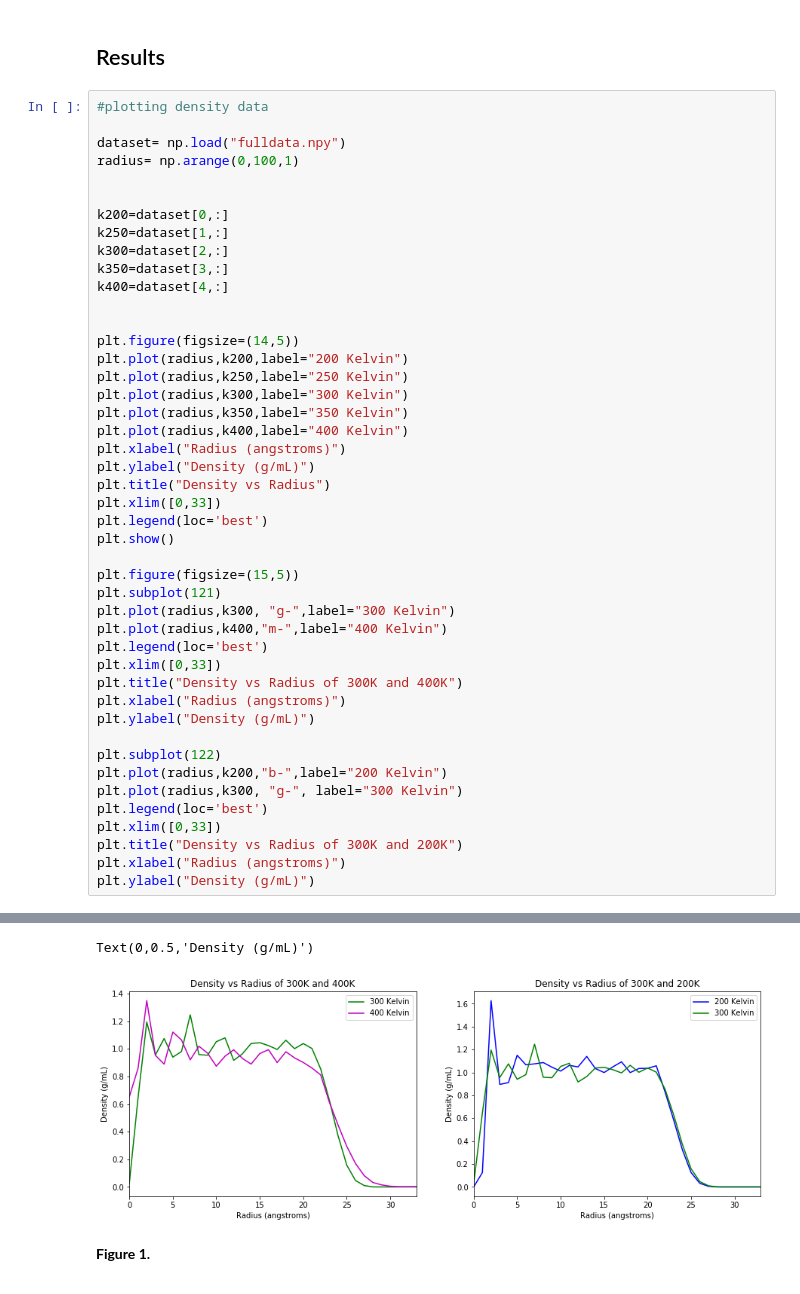
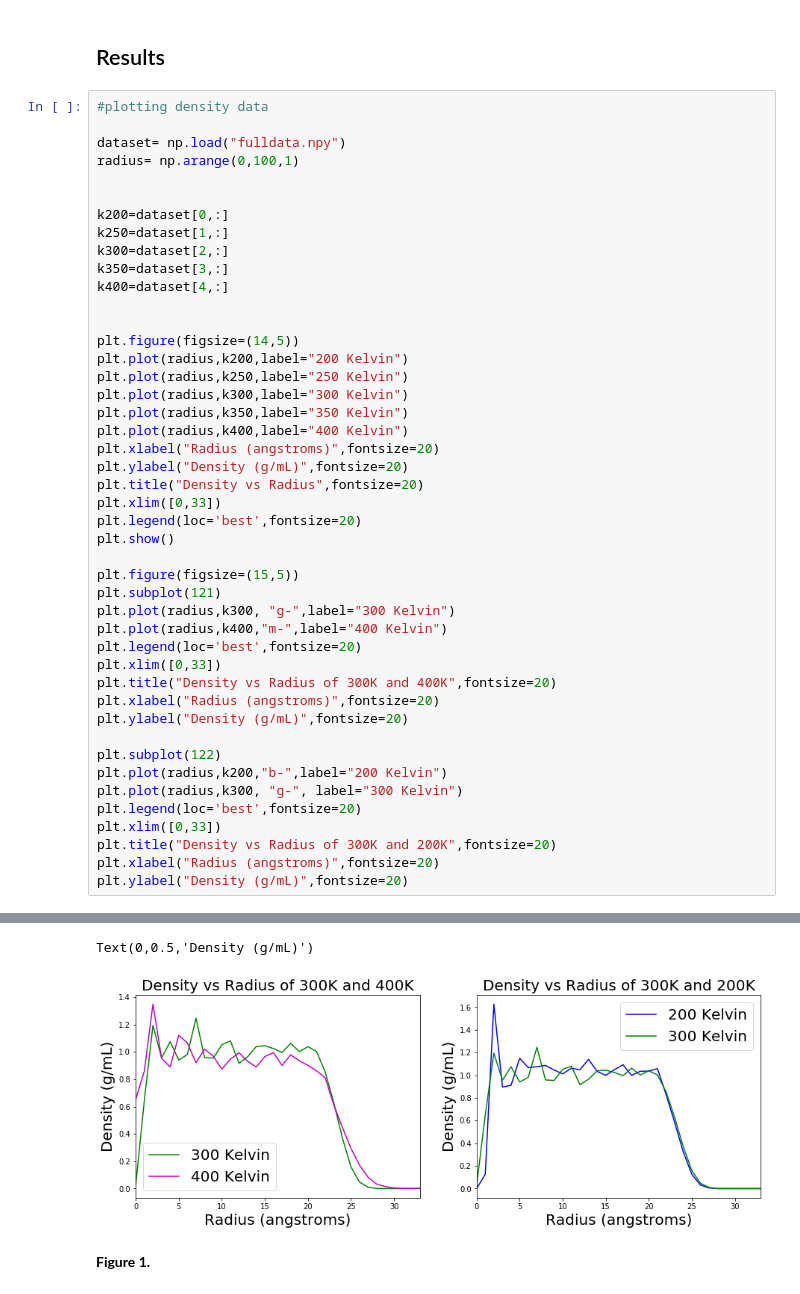
Before and after one commit to chan8005/Final_Project, a Jupyter notebook: Project.ipynb, the cells around one changed output, grey strips where cells are left out. Cells and saved outputs as stored; diff of their text form.

```diff
--- a/Project.ipynb
+++ b/Project.ipynb
@@ -462,29 +462,29 @@ plt.plot(radius,k250,label="250 Kelvin")
 plt.plot(radius,k300,label="300 Kelvin")
 plt.plot(radius,k350,label="350 Kelvin")
 plt.plot(radius,k400,label="400 Kelvin")
-plt.xlabel("Radius (angstroms)")
-plt.ylabel("Density (g/mL)")
-plt.title("Density vs Radius")
+plt.xlabel("Radius (angstroms)",fontsize=20)
+plt.ylabel("Density (g/mL)",fontsize=20)
+plt.title("Density vs Radius",fontsize=20)
 plt.xlim([0,33])
-plt.legend(loc='best')
+plt.legend(loc='best',fontsize=20)
 plt.show()
 
 plt.figure(figsize=(15,5))
 plt.subplot(121)
 plt.plot(radius,k300, "g-",label="300 Kelvin")
 plt.plot(radius,k400,"m-",label="400 Kelvin")
-plt.legend(loc='best')
+plt.legend(loc='best',fontsize=20)
 plt.xlim([0,33])
-plt.title("Density vs Radius of 300K and 400K")
-plt.xlabel("Radius (angstroms)")
-plt.ylabel("Density (g/mL)")
+plt.title("Density vs Radius of 300K and 400K",fontsize=20)
+plt.xlabel("Radius (angstroms)",fontsize=20)
+plt.ylabel("Density (g/mL)",fontsize=20)
 
 plt.subplot(122)
 plt.plot(radius,k200,"b-",label="200 Kelvin")
 plt.plot(radius,k300, "g-", label="300 Kelvin")
-plt.legend(loc='best')
+plt.legend(loc='best',fontsize=20)
 plt.xlim([0,33])
-plt.title("Density vs Radius of 300K and 200K")
-plt.xlabel("Radius (angstroms)")
-plt.ylabel("Density (g/mL)")
+plt.title("Density vs Radius of 300K and 200K",fontsize=20)
+plt.xlabel("Radius (angstroms)",fontsize=20)
+plt.ylabel("Density (g/mL)",fontsize=20)
 # %% [output]
@@ -492,5 +492,5 @@ plt.ylabel("Density (g/mL)")
 Text(0,0.5,'Density (g/mL)')
-[figure, old version]
+[figure, new version]
 # %% [markdown]
 **Figure 1.**
 # %% [markdown]
```
Also changed, not shown: parts of 3 cells of this notebook, 1 other file.
